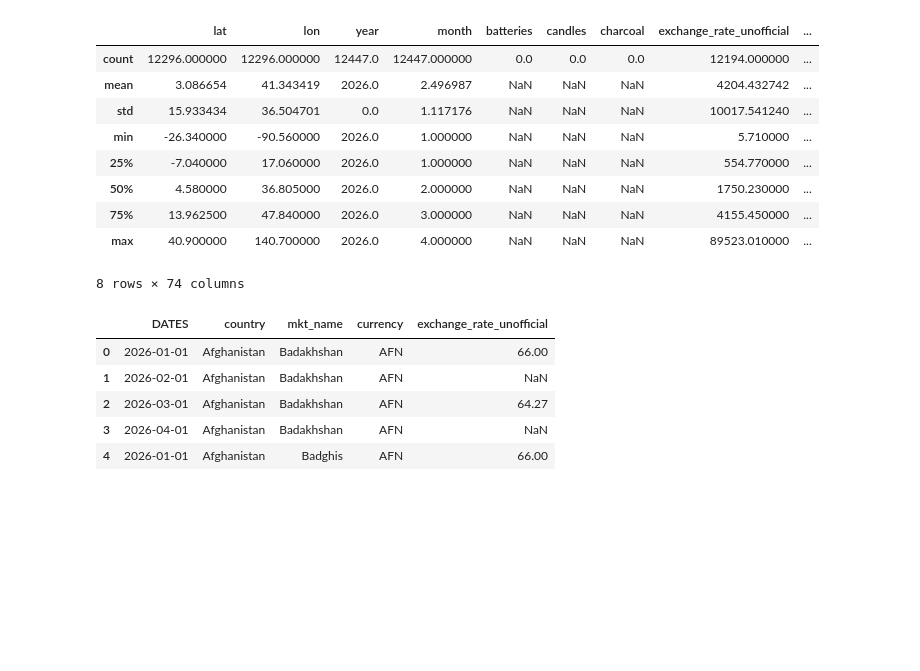
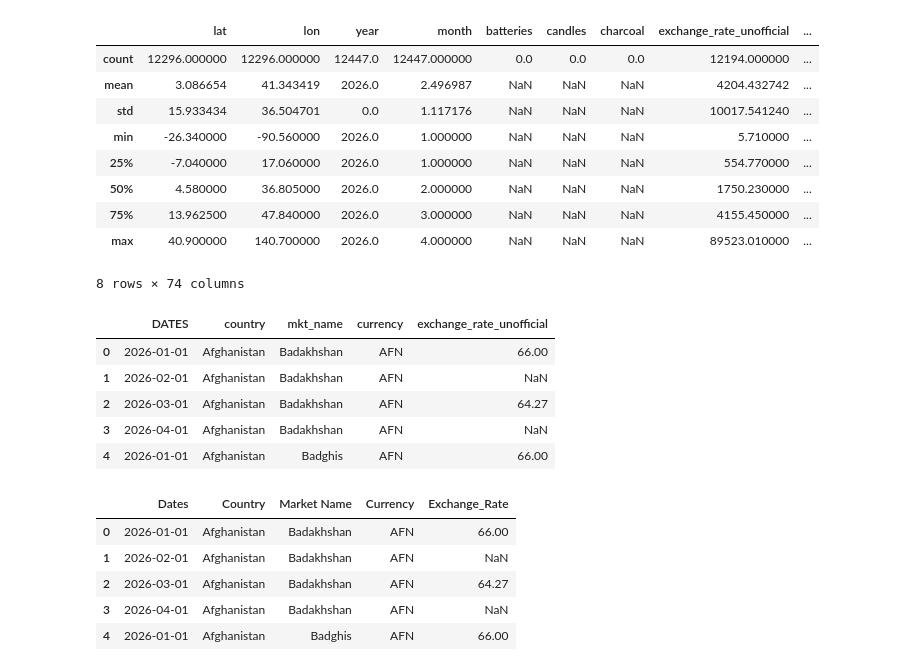
Before and after one commit to jalanganasamarasekara-del/git_iit_dspl_icw_w2120547, a Jupyter notebook: W2120547_preprocessing.ipynb, the cells around one changed output. Drawn from its saved outputs; the diff is of its cells as text; code cells hidden in the pictures; blank space fills up the shorter version.

```diff
--- a/W2120547_preprocessing.ipynb
+++ b/W2120547_preprocessing.ipynb
@@ -76,3 +76,12 @@ df.rename(columns={'DATES':'Dates'}, inplace=True)
 df.rename(columns={'mkt_name':'Market Name'}, inplace=True)
 # %%
 df.rename(columns={'currency':'Currency'}, inplace=True)
+# %%
+df.head()
+# %% [output]
+|  | Dates | Country | Market Name | Currency | Exchange_Rate |
+| 0 | 2026-01-01 | Afghanistan | Badakhshan | AFN | 66.00 |
+| 1 | 2026-02-01 | Afghanistan | Badakhshan | AFN | NaN |
+| 2 | 2026-03-01 | Afghanistan | Badakhshan | AFN | 64.27 |
+| 3 | 2026-04-01 | Afghanistan | Badakhshan | AFN | NaN |
+| 4 | 2026-01-01 | Afghanistan | Badghis | AFN | 66.00 |
```
